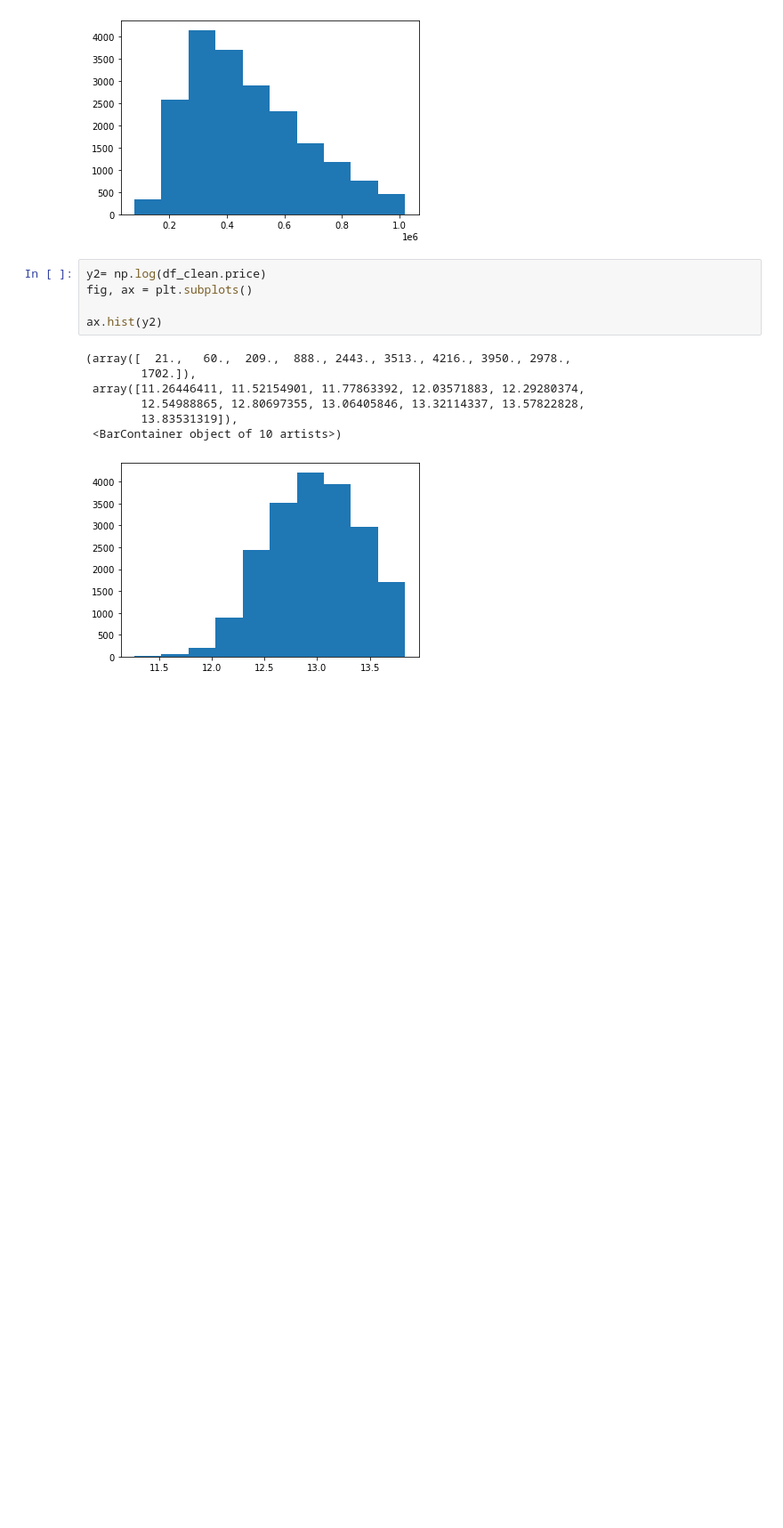
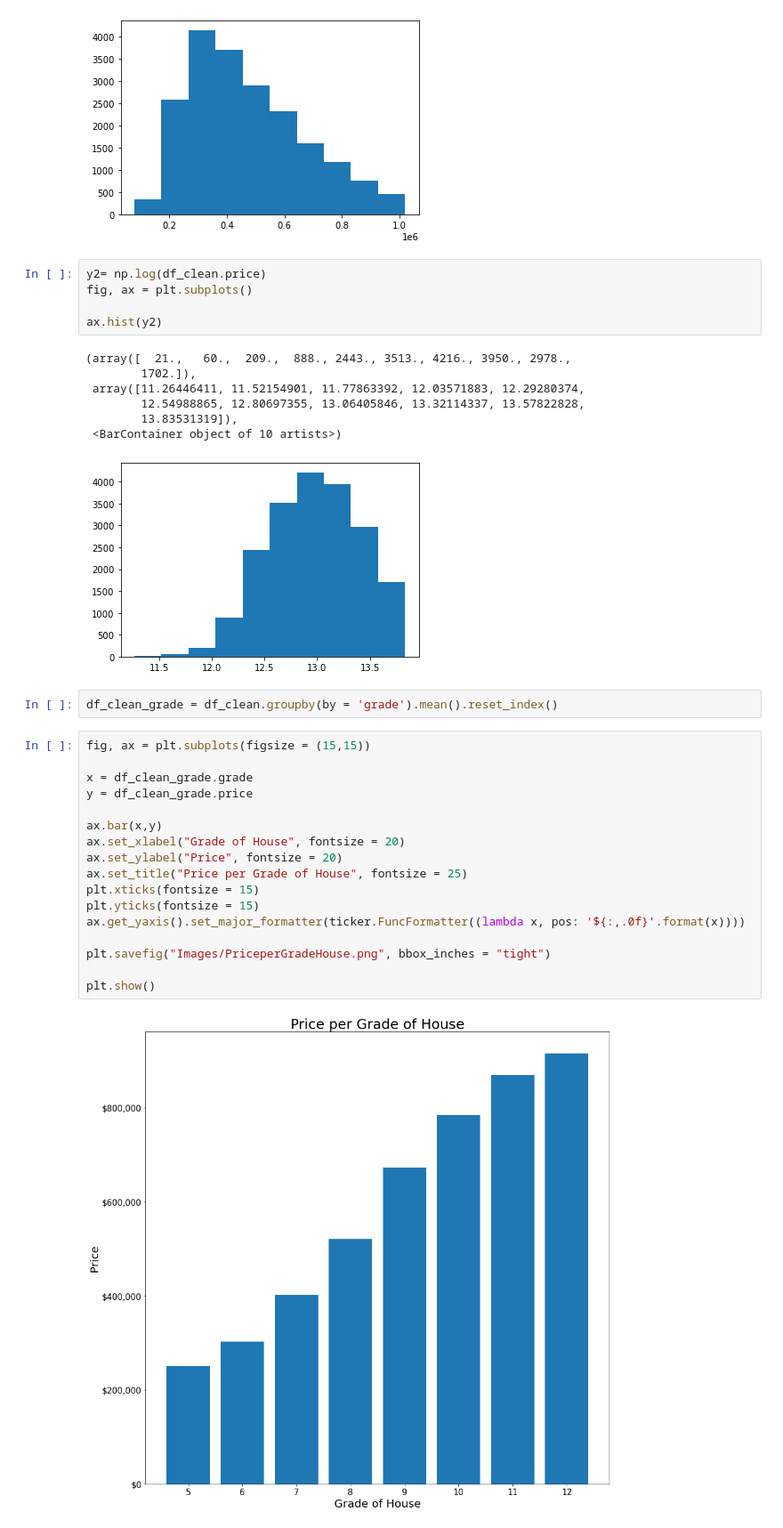
Before and after one commit to anguyen61191/NorthWestCountyProject, a Jupyter notebook: AndyFinalDraft.ipynb, the cells around one changed output. Shown at 89% size. Cells and saved outputs as stored; diff of their text form; blank space fills up the shorter version.

```diff
--- a/AndyFinalDraft.ipynb
+++ b/AndyFinalDraft.ipynb
@@ -1649,3 +1748,24 @@ ax.hist(y2)
         13.83531319]),
  <BarContainer object of 10 artists>)
 [figure]
+# %%
+df_clean_grade = df_clean.groupby(by = 'grade').mean().reset_index()
+# %%
+fig, ax = plt.subplots(figsize = (15,15))
+
+x = df_clean_grade.grade
+y = df_clean_grade.price
+
+ax.bar(x,y)
+ax.set_xlabel("Grade of House", fontsize = 20)
+ax.set_ylabel("Price", fontsize = 20)
+ax.set_title("Price per Grade of House", fontsize = 25)
+plt.xticks(fontsize = 15)
+plt.yticks(fontsize = 15)
+ax.get_yaxis().set_major_formatter(ticker.FuncFormatter((lambda x, pos: '${:,.0f}'.format(x))))
+
+plt.savefig("Images/PriceperGradeHouse.png", bbox_inches = "tight")
+
+plt.show()
+# %% [output]
+[figure, added]
```
Also changed, not shown: parts of 47 cells of this notebook.
